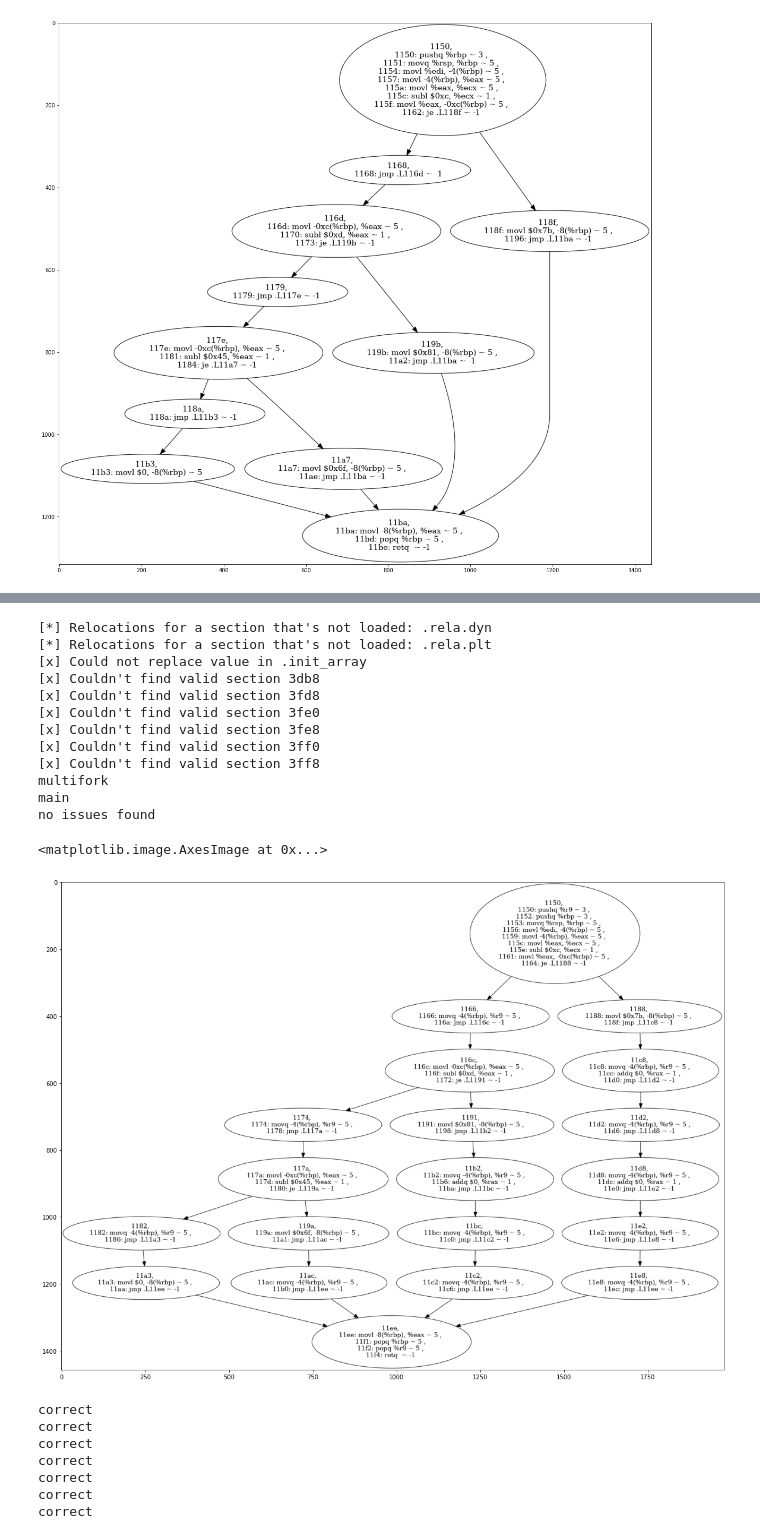
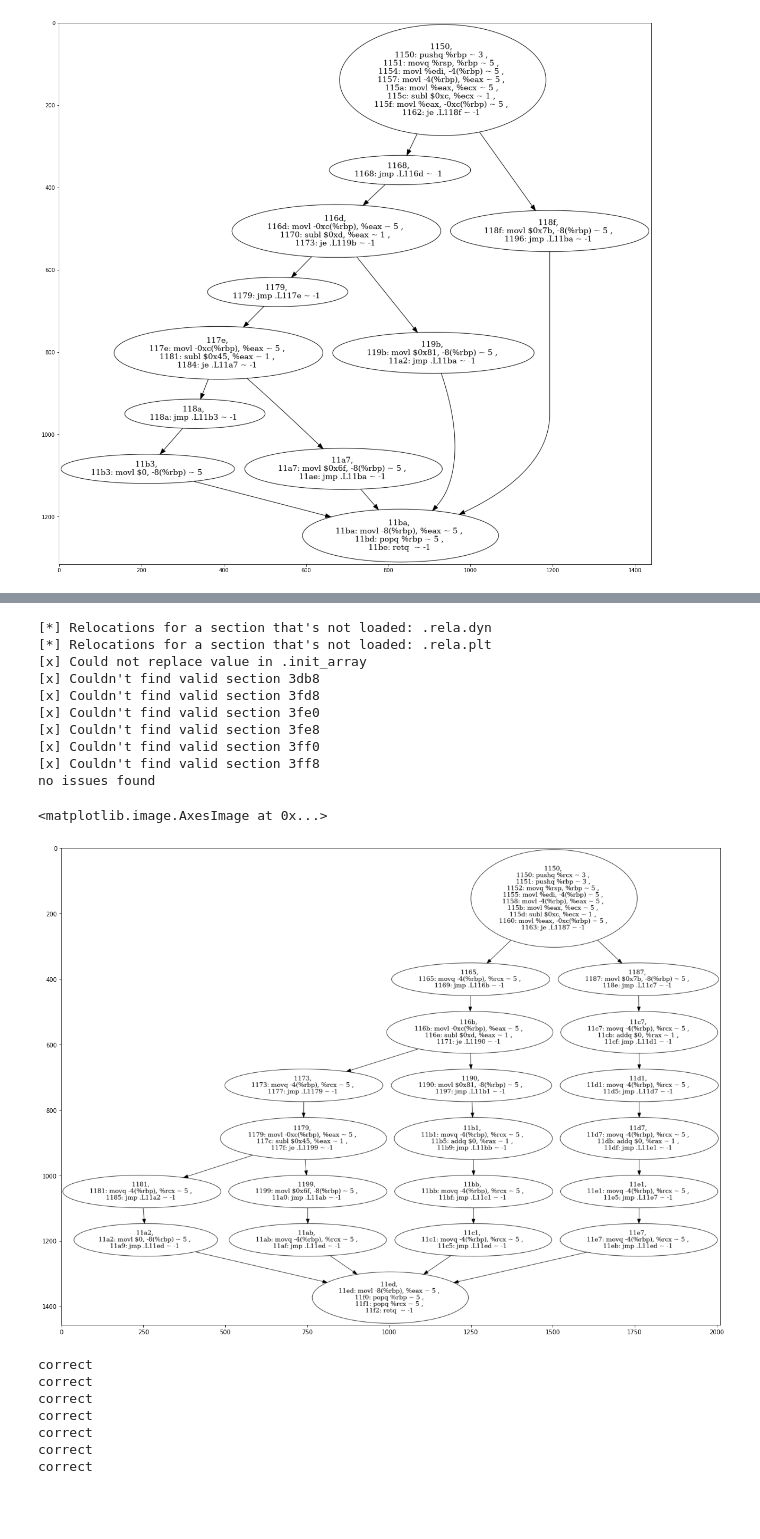
Before and after one commit to DBGilles/NemesisRetroWrite, a Jupyter notebook: retrowrite/rwtools/nemesis/evaluation_notebooks/multifork.ipynb, the cells around one changed output, grey strips where cells are left out. Drawn from its saved outputs; the diff is of its cells as text; code cells hidden in the pictures; blank space fills up the shorter version.

Commit message:
finished first version evaluation

```diff
--- a/retrowrite/rwtools/nemesis/evaluation_notebooks/multifork.ipynb
+++ b/retrowrite/rwtools/nemesis/evaluation_notebooks/multifork.ipynb
@@ -80,24 +82,22 @@ CompletedProcess(args=['gcc', '/home/gilles/git-repos/NemesisRetroWrite/retrowri
 # %%
 from rwtools.nemesis.evaluationtool import NemesisEvaluateProgram
 evaluation = NemesisEvaluateProgram(output_binary, "")
 
 figs, axs = plt.subplots(1, figsize=(20,20))
 
-evaluation.evaluate_program([1164])
+evaluation.evaluate_program([1163])
 axs.imshow(evaluation.functions['multifork'].render_cfg())
 # %% [output]
 [*] Relocations for a section that's not loaded: .rela.dyn
 [*] Relocations for a section that's not loaded: .rela.plt
 [x] Could not replace value in .init_array
 [x] Couldn't find valid section 3db8
 [x] Couldn't find valid section 3fd8
 [x] Couldn't find valid section 3fe0
 [x] Couldn't find valid section 3fe8
 [x] Couldn't find valid section 3ff0
 [x] Couldn't find valid section 3ff8
-multifork
-main
 no issues found
 <matplotlib.image.AxesImage at 0x...>
-[figure, old version]
+[figure, new version]
 # %%
```
Also changed, not shown: parts of 4 cells of this notebook, 17 other files.
